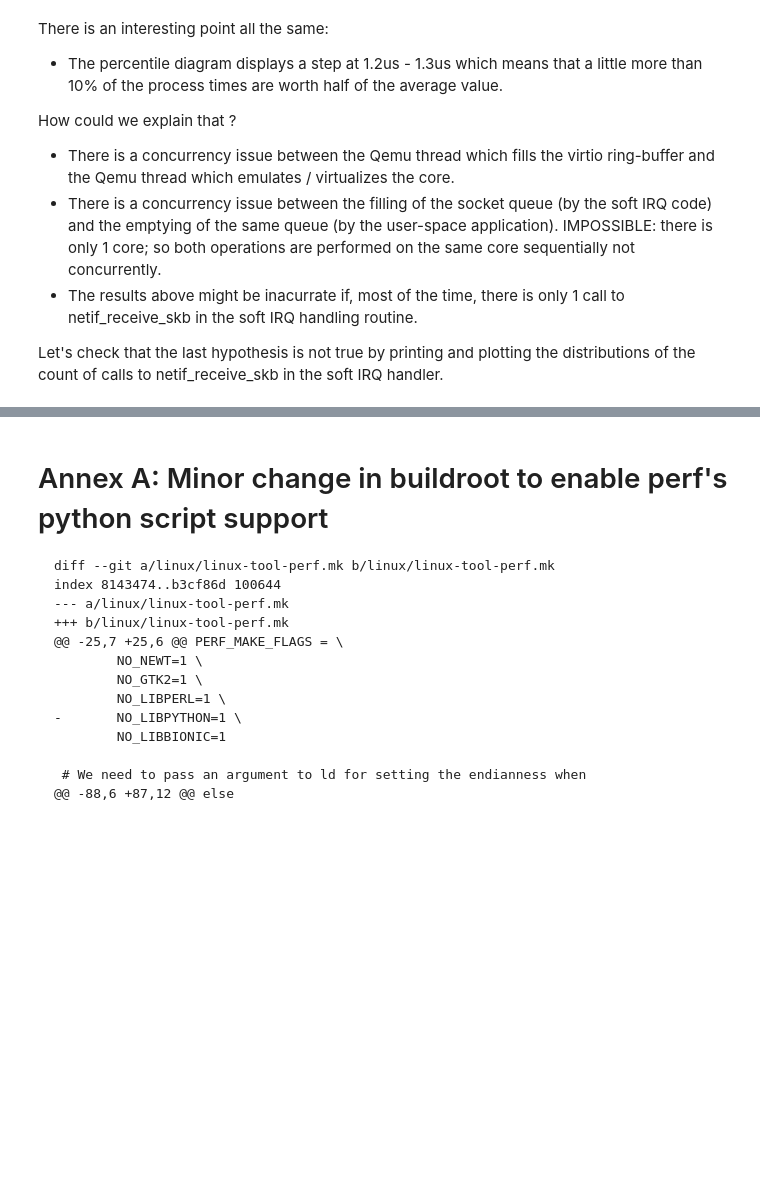
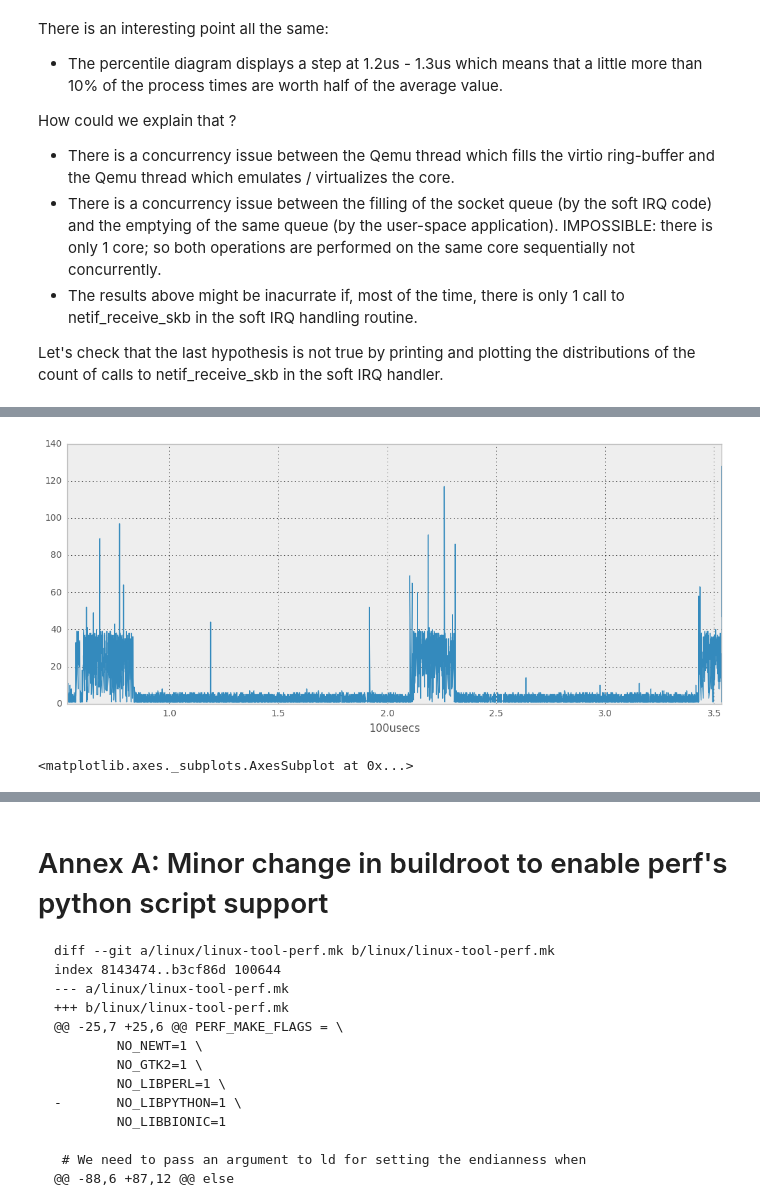
Before and after one commit to aberlemont/notes-on-linux-and-performance, a Jupyter notebook: net/network_reception_part1.ipynb, the cells around one changed output, grey strips where cells are left out. Saved outputs shown, nothing was run; the diff lists cells and outputs as text; code cells hidden in the pictures; blank space fills up the shorter version.

```diff
--- a/net/network_reception_part1.ipynb
+++ b/net/network_reception_part1.ipynb
@@ -440,0 +556,18 @@ Name: duration, dtype: float64
+# %%
+# Create a pandas dataframe starting from the tracepoint archives
+# (converted into csv format)
+fname = '/home/alexis/workspace/tmp_public/recv_1core_ms100.csv'
+df = pd.read_csv(fname)
+# Let's convert absolute timestamps into relative ones for convenience
+df.nsecs -= df.nsecs.iloc[0]
+df['100usecs'] = (df.nsecs / 1e5).astype(int)
+selection = \
+    (df.event == 'raw_syscalls__sys_enter') & \
+    (df.comm == 'netserver')
+df = df.loc[selection]
+tmp = df.groupby('100usecs').event.count()
+tmp.index = tmp.index / 1e4
+tmp.plot()
+# %% [output]
+[figure, added]
+<matplotlib.axes._subplots.AxesSubplot at 0x...>
```
Also changed, not shown: parts of 14 cells of this notebook.
